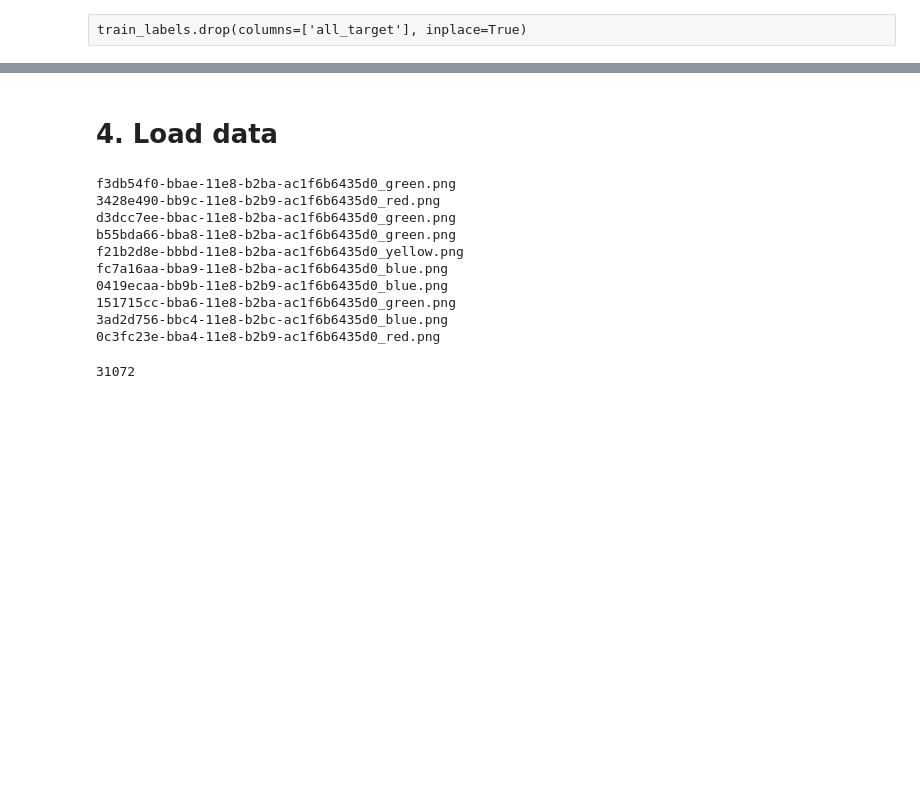
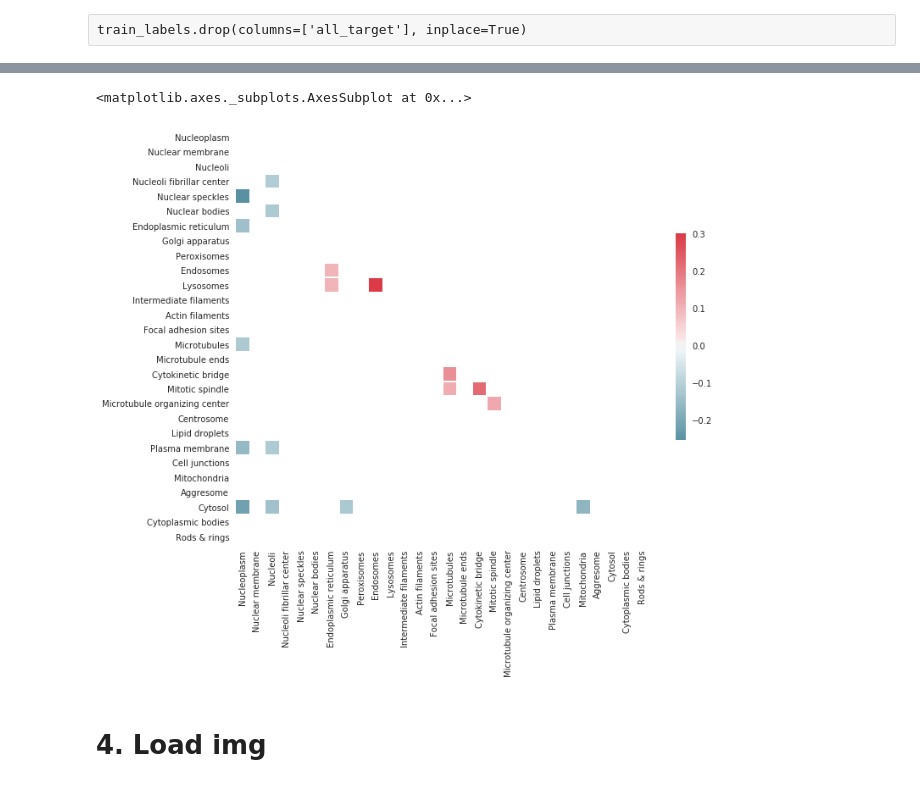
Before and after one commit to panamafrica/protein, a Jupyter notebook: EDA/2018-11-08-EDA-protein.ipynb, the cells around one changed output, grey strips where cells are left out. Drawn from its saved outputs; the diff is of its cells as text; code cells hidden in the pictures; blank space fills up the shorter version.

```diff
--- a/EDA/2018-11-08-EDA-protein.ipynb
+++ b/EDA/2018-11-08-EDA-protein.ipynb
@@ -173,23 +199,7 @@ NameError: name 'train_test_split' is not defined
+# %%
+heatmap(C[abs(C)> 0.1])
+# %% [output]
+<matplotlib.axes._subplots.AxesSubplot at 0x...>
+[figure, added]
 # %% [markdown]
-# 4. Load data
+# 4. Load img
-# %%
-from os import listdir
-
-files = listdir("../ceph-data/kaggle-protein/train")
-for n in range(10):
-    print(files[n])
-# %% [output]
-f3db54f0-bbae-11e8-b2ba-ac1f6b6435d0_green.png
-3428e490-bb9c-11e8-b2b9-ac1f6b6435d0_red.png
-d3dcc7ee-bbac-11e8-b2ba-ac1f6b6435d0_green.png
-b55bda66-bba8-11e8-b2ba-ac1f6b6435d0_green.png
-f21b2d8e-bbbd-11e8-b2ba-ac1f6b6435d0_yellow.png
-fc7a16aa-bba9-11e8-b2ba-ac1f6b6435d0_blue.png
-0419ecaa-bb9b-11e8-b2b9-ac1f6b6435d0_blue.png
-151715cc-bba6-11e8-b2ba-ac1f6b6435d0_green.png
-3ad2d756-bbc4-11e8-b2bc-ac1f6b6435d0_blue.png
-0c3fc23e-bba4-11e8-b2b9-ac1f6b6435d0_red.png
-# %%
-train_labels.shape[0]
-# %% [output]
-31072
```
Also changed, not shown: parts of 22 cells of this notebook, 3 other files.
